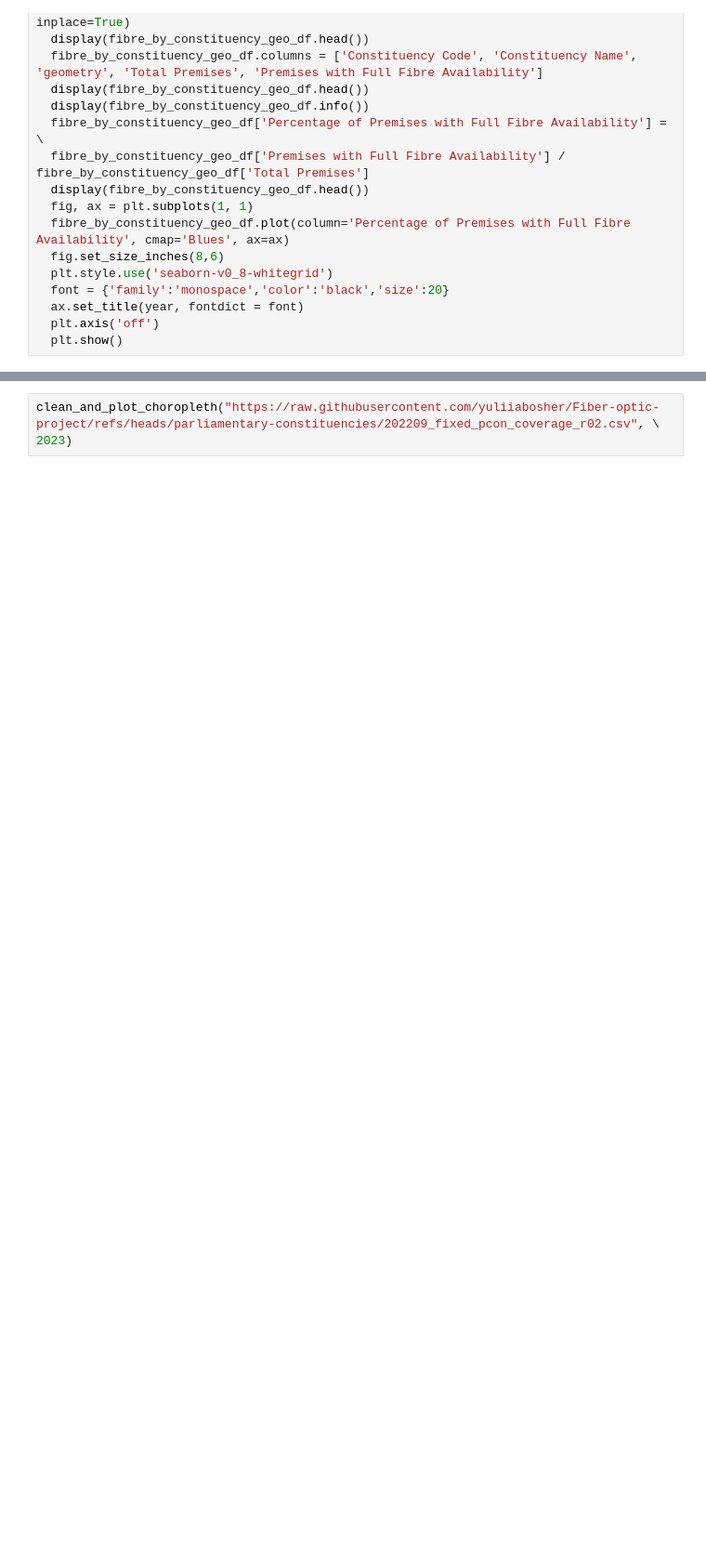
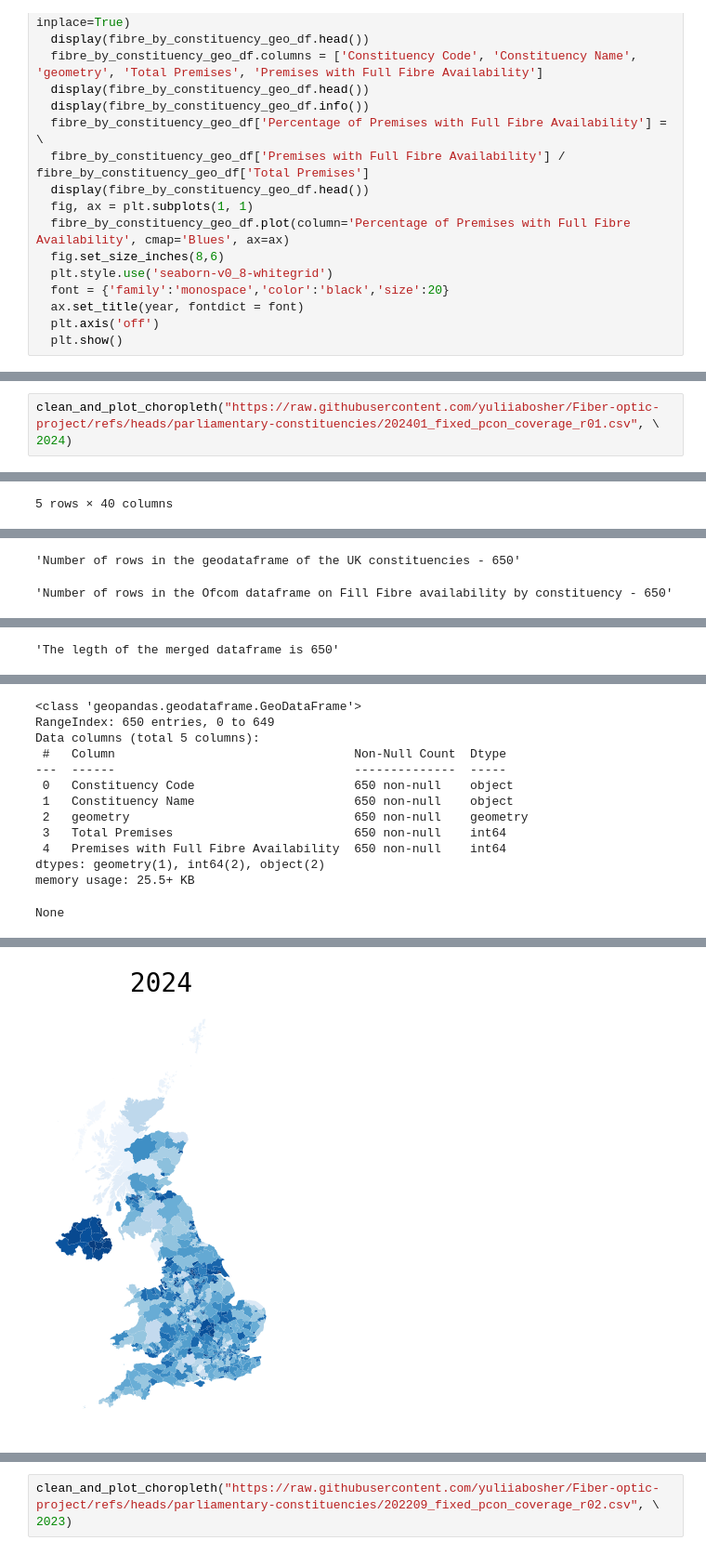
Before and after one commit to yuliiabosher/Fiber-optic-project, a Jupyter notebook: Parliamentary_constituencies_FTTP_historical.ipynb, the cells around one changed output, grey strips where cells are left out. Shown at 93% size. Cells and saved outputs as stored; diff of their text form; blank space fills up the shorter version.

Commit message:
added the 2024 report data

```diff
--- a/Parliamentary_constituencies_FTTP_historical.ipynb
+++ b/Parliamentary_constituencies_FTTP_historical.ipynb
@@ -80,0 +83,4 @@ def clean_and_plot_choropleth(link_to_file, year):
+# %%
+clean_and_plot_choropleth("https://raw.githubusercontent.com/yuliiabosher/Fiber-optic-project/refs/heads/parliamentary-constituencies/202401_fixed_pcon_coverage_r01.csv", \
+2024)
+# %% [output]
@@ -80,0 +93 @@ def clean_and_plot_choropleth(link_to_file, year):
+5 rows × 40 columns
@@ -80,0 +117,2 @@ def clean_and_plot_choropleth(link_to_file, year):
+'Number of rows in the geodataframe of the UK constituencies - 650'
+'Number of rows in the Ofcom dataframe on Fill Fibre availability by constituency - 650'
@@ -80,0 +125 @@ def clean_and_plot_choropleth(link_to_file, year):
+'The legth of the merged dataframe is 650'
@@ -80,0 +138,13 @@ def clean_and_plot_choropleth(link_to_file, year):
+<class 'geopandas.geodataframe.GeoDataFrame'>
+RangeIndex: 650 entries, 0 to 649
+Data columns (total 5 columns):
+ #   Column                                 Non-Null Count  Dtype
+---  ------                                 --------------  -----
+ 0   Constituency Code                      650 non-null    object
+ 1   Constituency Name                      650 non-null    object
+ 2   geometry                               650 non-null    geometry
+ 3   Total Premises                         650 non-null    int64
+ 4   Premises with Full Fibre Availability  650 non-null    int64
+dtypes: geometry(1), int64(2), object(2)
+memory usage: 25.5+ KB
+None
@@ -81 +157,2 @@ def clean_and_plot_choropleth(link_to_file, year):
+[figure, added]
 # %% [markdown]
```
Also changed, not shown: parts of 3 cells of this notebook.
